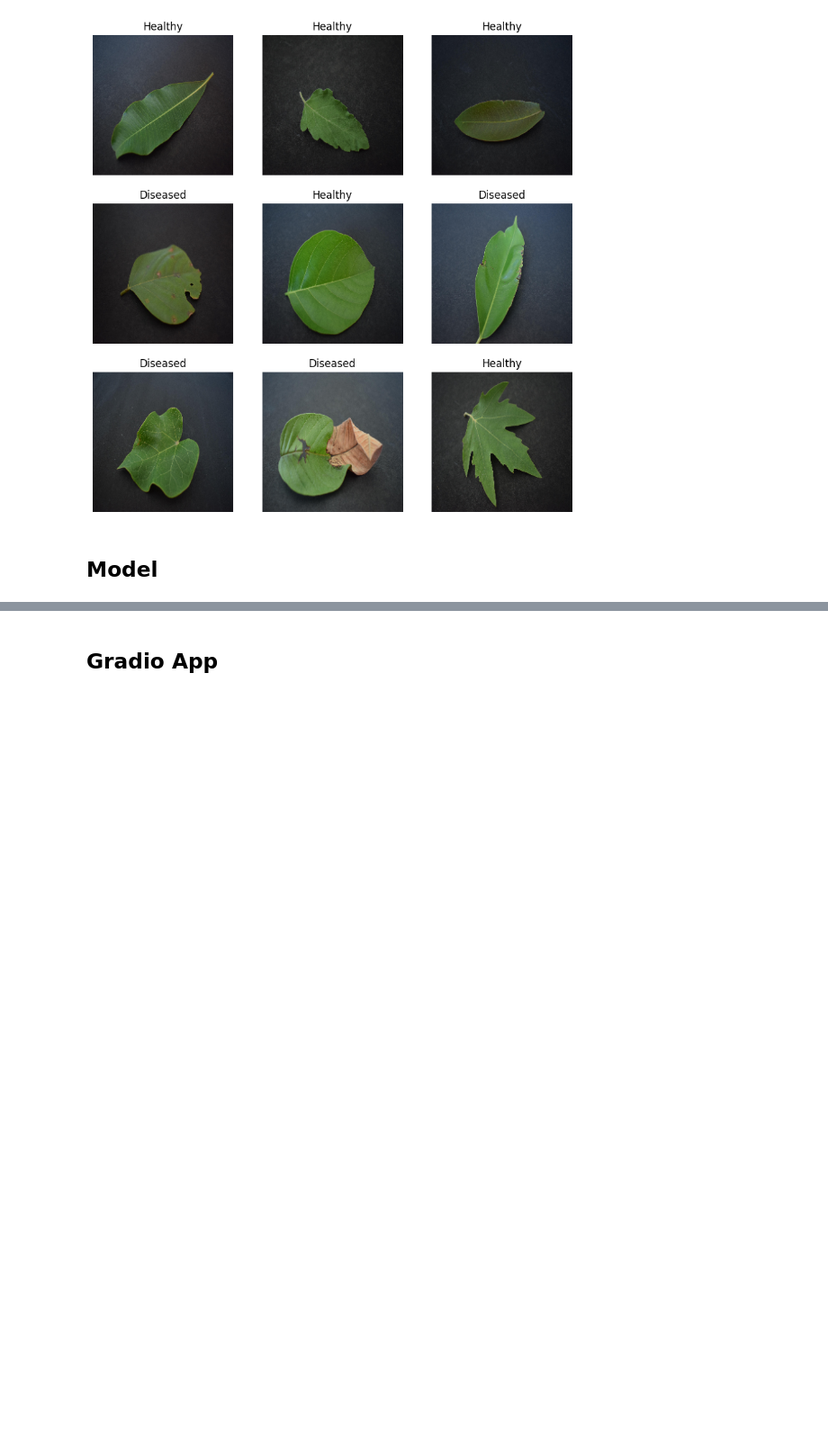
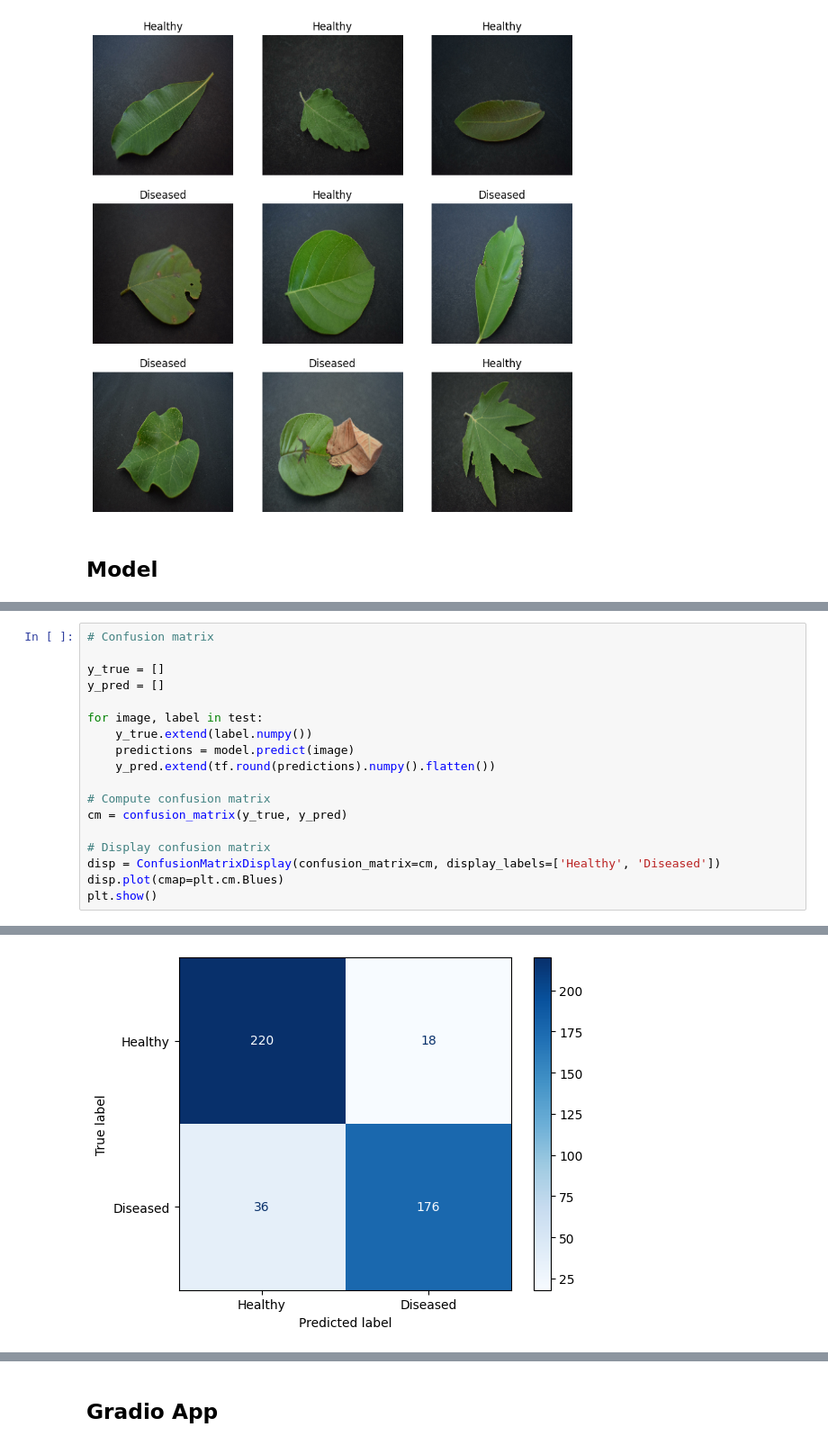
Before and after one commit to BrandonYChan/Plant-Disease-Deep_Learning, a Jupyter notebook: Plant_Model_New.ipynb, the cells around one changed output, grey strips where cells are left out. Shown at 90% size. Saved outputs shown, nothing was run; the diff lists cells and outputs as text; blank space fills up the shorter version.

```diff
--- a/Plant_Model_New.ipynb
+++ b/Plant_Model_New.ipynb
@@ -181,0 +232,19 @@ Test accuracy: 0.7088888883590698
+# %%
+# Confusion matrix
+
+y_true = []
+y_pred = []
+
+for image, label in test:
+    y_true.extend(label.numpy())
+    predictions = model.predict(image)
+    y_pred.extend(tf.round(predictions).numpy().flatten())
+
+# Compute confusion matrix
+cm = confusion_matrix(y_true, y_pred)
+
+# Display confusion matrix
+disp = ConfusionMatrixDisplay(confusion_matrix=cm, display_labels=['Healthy', 'Diseased'])
+disp.plot(cmap=plt.cm.Blues)
+plt.show()
+# %% [output]
@@ -181,0 +266 @@ Test accuracy: 0.7088888883590698
+[figure, added]
```
Also changed, not shown: parts of 18 cells of this notebook.
